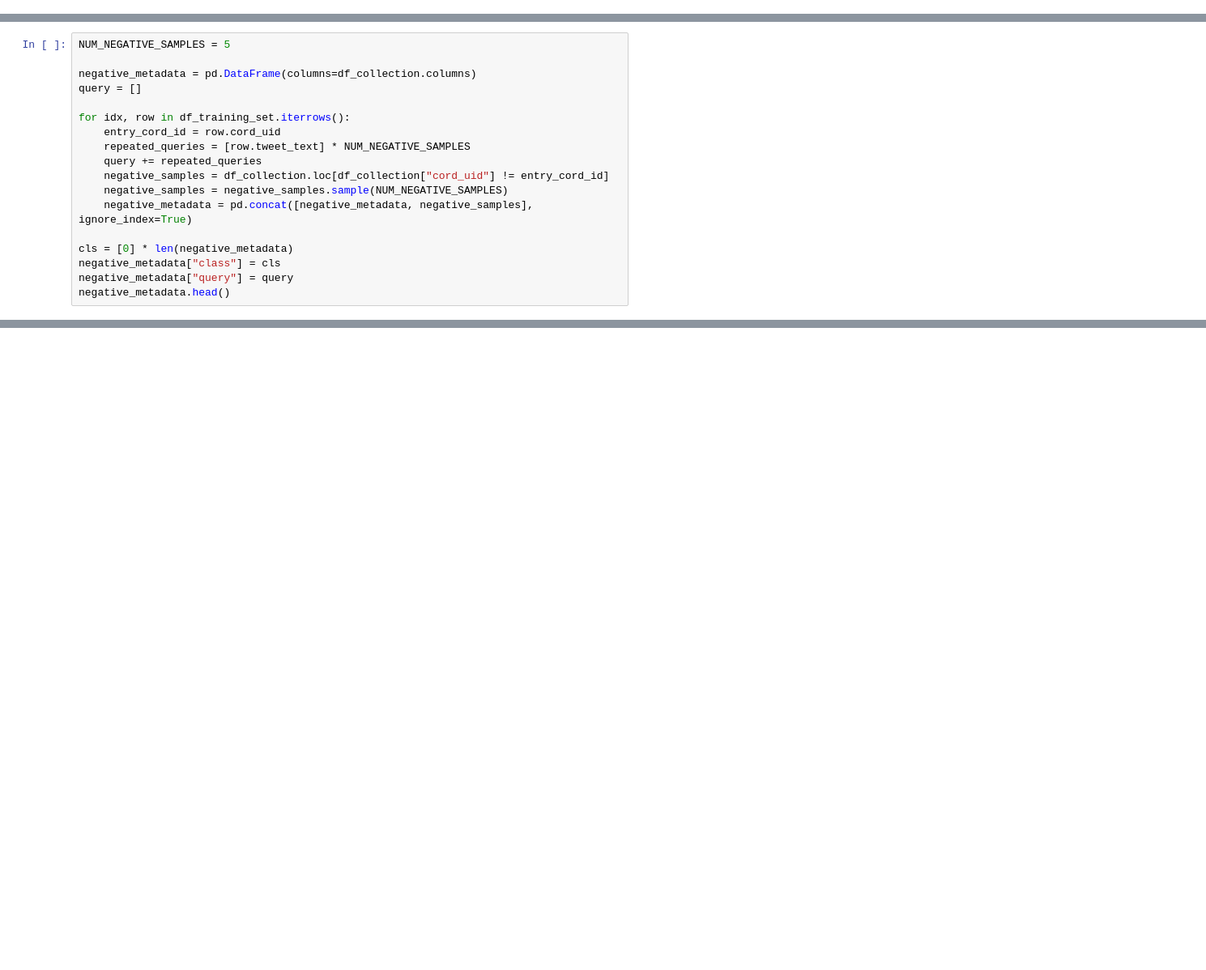
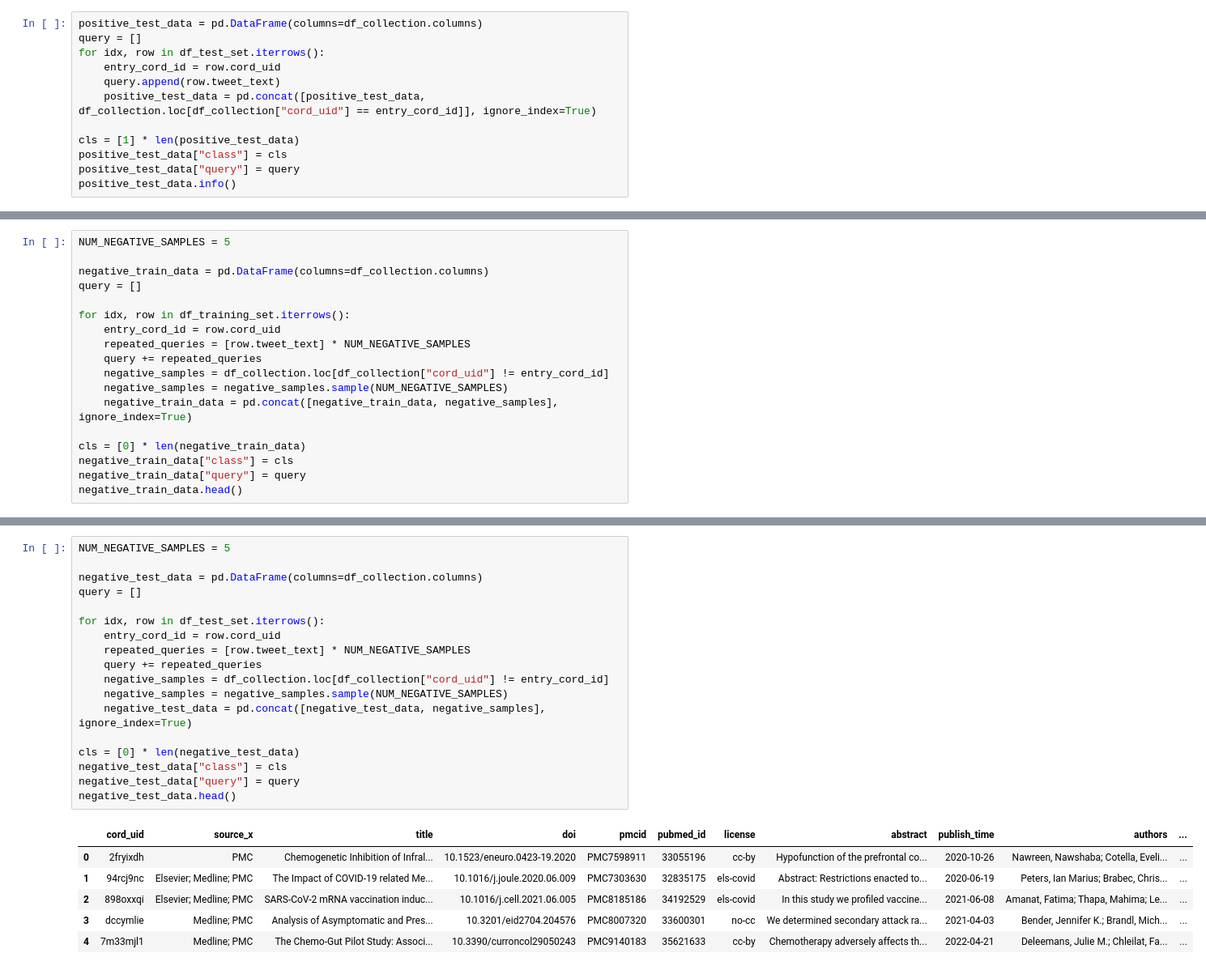
Before and after one commit to gmarchetti/feup-ir-project, a Jupyter notebook: prepare-training-dataset.ipynb, the cells around one changed output, grey strips where cells are left out. Shown: that part at 81% size. Saved outputs shown, nothing was run; the diff lists cells and outputs as text; blank space fills up the shorter version.

Commit message:
adjusted script to create train and test set

```diff
--- a/prepare-training-dataset.ipynb
+++ b/prepare-training-dataset.ipynb
@@ -145,3 +145,15 @@ Data columns (total 19 columns):
  18  query             11402 non-null  object
 dtypes: datetime64[ns](1), int64(1), object(17)
 memory usage: 1.7+ MB
+# %%
+positive_test_data = pd.DataFrame(columns=df_collection.columns)
+query = []
+for idx, row in df_test_set.iterrows():
+    entry_cord_id = row.cord_uid
+    query.append(row.tweet_text)
+    positive_test_data = pd.concat([positive_test_data, df_collection.loc[df_collection["cord_uid"] == entry_cord_id]], ignore_index=True)
+
+cls = [1] * len(positive_test_data)
+positive_test_data["class"] = cls
+positive_test_data["query"] = query
+positive_test_data.info()
@@ -148,7 +178,7 @@ memory usage: 1.7+ MB
 # %%
 NUM_NEGATIVE_SAMPLES = 5
 
-negative_metadata = pd.DataFrame(columns=df_collection.columns)
+negative_train_data = pd.DataFrame(columns=df_collection.columns)
 query = []
 
 for idx, row in df_training_set.iterrows():
@@ -157,9 +187,9 @@ for idx, row in df_training_set.iterrows():
     query += repeated_queries
     negative_samples = df_collection.loc[df_collection["cord_uid"] != entry_cord_id]
     negative_samples = negative_samples.sample(NUM_NEGATIVE_SAMPLES)
-    negative_metadata = pd.concat([negative_metadata, negative_samples], ignore_index=True)
+    negative_train_data = pd.concat([negative_train_data, negative_samples], ignore_index=True)
 
-cls = [0] * len(negative_metadata)
-negative_metadata["class"] = cls
-negative_metadata["query"] = query
-negative_metadata.head()
+cls = [0] * len(negative_train_data)
+negative_train_data["class"] = cls
+negative_train_data["query"] = query
+negative_train_data.head()
@@ -166 +203,26 @@ negative_metadata.head()
+# %%
+NUM_NEGATIVE_SAMPLES = 5
+
+negative_test_data = pd.DataFrame(columns=df_collection.columns)
+query = []
+
+for idx, row in df_test_set.iterrows():
+    entry_cord_id = row.cord_uid
+    repeated_queries = [row.tweet_text] * NUM_NEGATIVE_SAMPLES
+    query += repeated_queries
+    negative_samples = df_collection.loc[df_collection["cord_uid"] != entry_cord_id]
+    negative_samples = negative_samples.sample(NUM_NEGATIVE_SAMPLES)
+    negative_test_data = pd.concat([negative_test_data, negative_samples], ignore_index=True)
+
+cls = [0] * len(negative_test_data)
+negative_test_data["class"] = cls
+negative_test_data["query"] = query
+negative_test_data.head()
+# %% [output]
+|  | cord_uid | source_x | title | doi | pmcid | pubmed_id | license | abstract | publish_time | authors | ... |
+| 0 | 2fryixdh | PMC | Chemogenetic Inhibition of Infral... | 10.1523/eneuro.0423-19.2020 | PMC7598911 | 33055196 | cc-by | Hypofunction of the prefrontal co... | 2020-10-26 | Nawreen, Nawshaba; Cotella, Eveli... | ... |
+| 1 | 94rcj9nc | Elsevier; Medline; PMC | The Impact of COVID-19 related Me... | 10.1016/j.joule.2020.06.009 | PMC7303630 | 32835175 | els-covid | Abstract: Restrictions enacted to... | 2020-06-19 | Peters, Ian Marius; Brabec, Chris... | ... |
+| 2 | 898oxxqi | Elsevier; Medline; PMC | SARS-CoV-2 mRNA vaccination induc... | 10.1016/j.cell.2021.06.005 | PMC8185186 | 34192529 | els-covid | In this study we profiled vaccine... | 2021-06-08 | Amanat, Fatima; Thapa, Mahima; Le... | ... |
+| 3 | dccymlie | Medline; PMC | Analysis of Asymptomatic and Pres... | 10.3201/eid2704.204576 | PMC8007320 | 33600301 | no-cc | We determined secondary attack ra... | 2021-04-03 | Bender, Jennifer K.; Brandl, Mich... | ... |
+| 4 | 7m33mjl1 | Medline; PMC | The Chemo-Gut Pilot Study: Associ... | 10.3390/curroncol29050243 | PMC9140183 | 35621633 | cc-by | Chemotherapy adversely affects th... | 2022-04-21 | Deleemans, Julie M.; Chleilat, Fa... | ... |
 # %%
```
Also changed, not shown: parts of 7 cells of this notebook.
